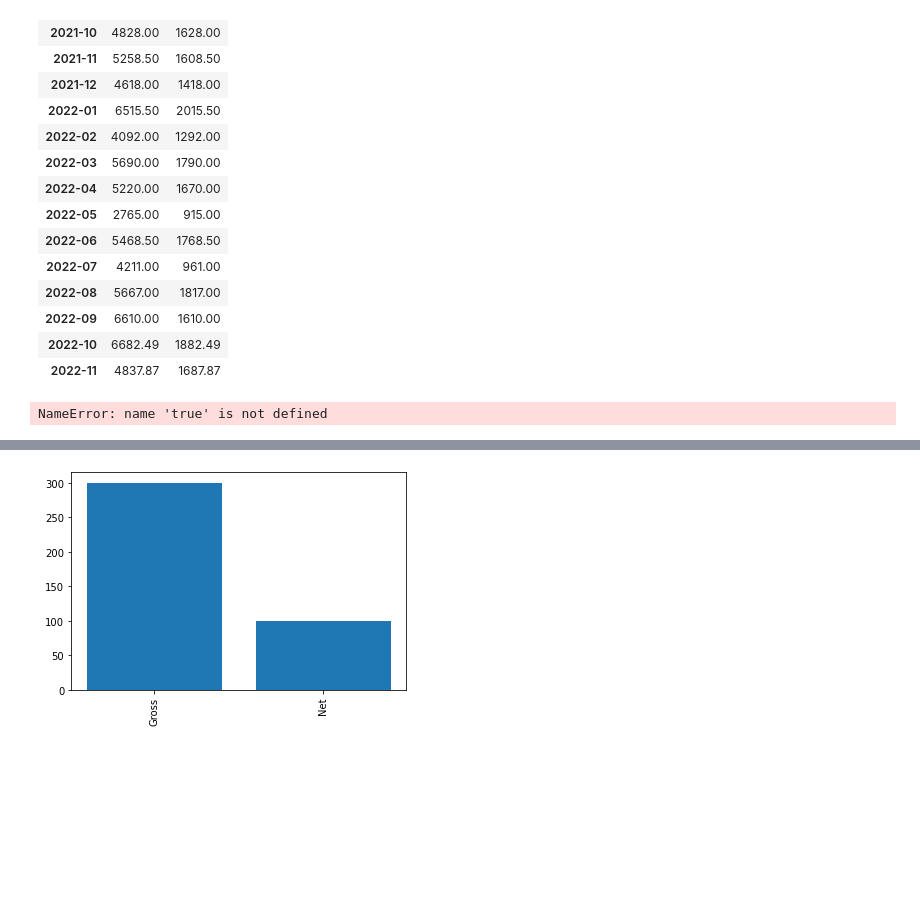
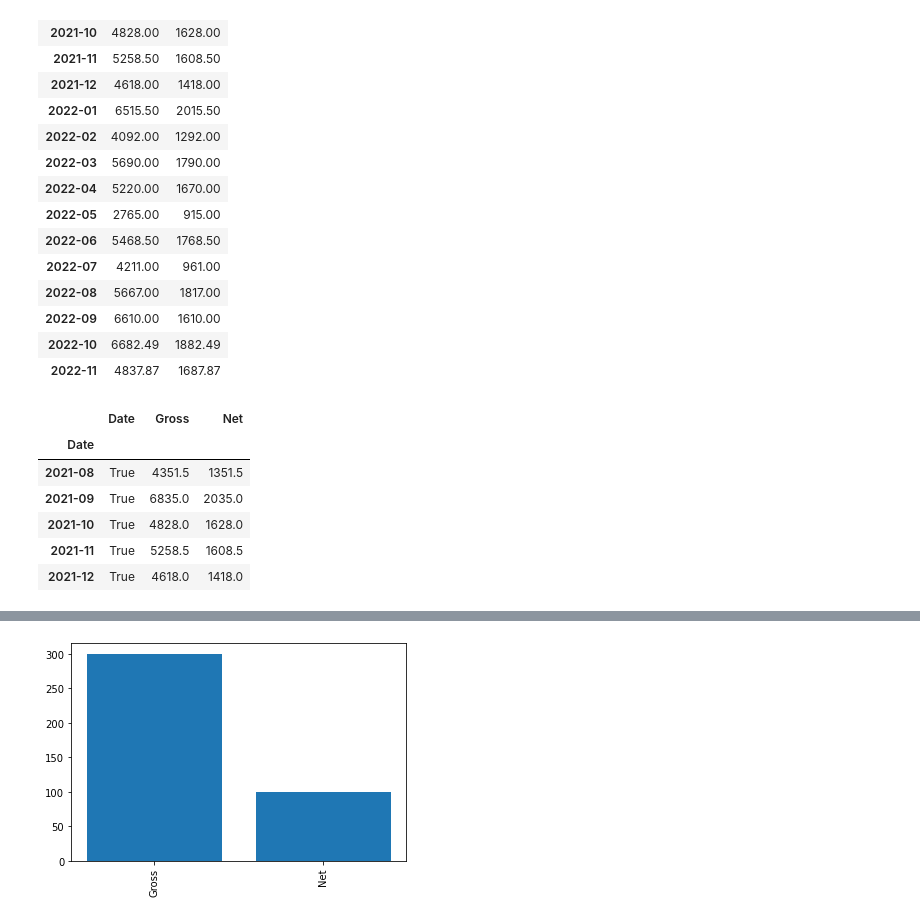
Before and after one commit to dmorton714/vis, a Jupyter notebook: vis.ipynb, the cells around one changed output, grey strips where cells are left out. Cells and saved outputs as stored; diff of their text form; code cells hidden in the pictures; blank space fills up the shorter version.

```diff
--- a/vis.ipynb
+++ b/vis.ipynb
@@ -507,11 +514,17 @@ df51.head(30)
 | 2022-10 | 6682.49 | 1882.49 |
 | 2022-11 | 4837.87 | 1687.87 |
 # %%
-df51.insert(0, "Date", true)
+df51.insert(0, "Date", True)
 # df51.set_axis(["Date", "Gross", "Net"], axis=1, inplace=True)
 df51.head()
 # %% [output]
-NameError: name 'true' is not defined
+|  | Date | Gross | Net |
+| Date |  |  |  |
+| 2021-08 | True | 4351.5 | 1351.5 |
+| 2021-09 | True | 6835.0 | 2035.0 |
+| 2021-10 | True | 4828.0 | 1628.0 |
+| 2021-11 | True | 5258.5 | 1608.5 |
+| 2021-12 | True | 4618.0 | 1418.0 |
 # %%
 df51.plot(x='Date', y='Gross', kind = 'bar')
 plt.show()
```
Also changed, not shown: parts of 3 cells of this notebook, 1 other file.
